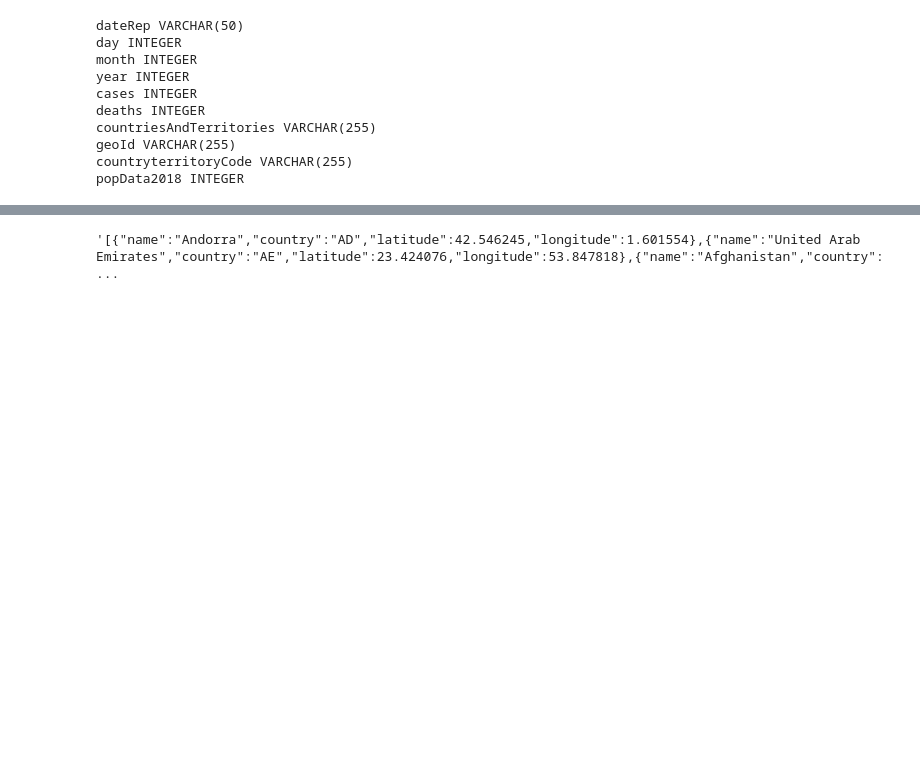
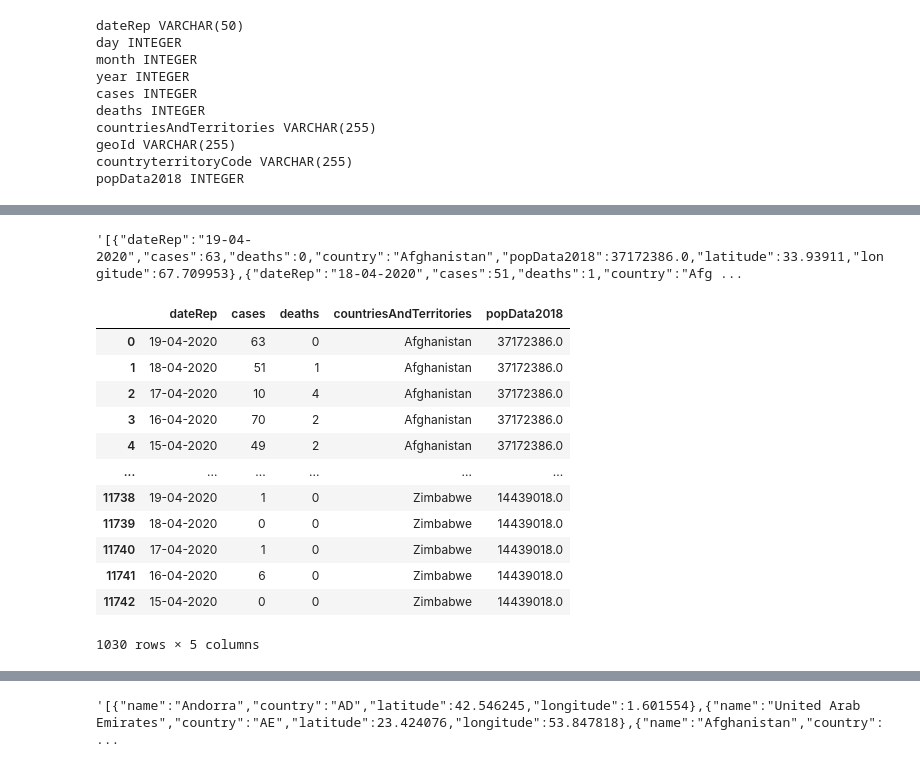
Before and after one commit to ishanku/COVID, a Jupyter notebook: Pandas/SQL Connection.ipynb, the cells around one changed output, grey strips where cells are left out. Cells and saved outputs as stored; diff of their text form; code cells hidden in the pictures; blank space fills up the shorter version.

```diff
--- a/Pandas/SQL Connection.ipynb
+++ b/Pandas/SQL Connection.ipynb
@@ -68,0 +99,17 @@ def convertTuple(tup):
+# %%
+url="https://opendata.ecdc.europa.eu/covid19/casedistribution/json/"
+response = requests.get(url).json()
+data=response["records"]
+dateRep = [item['dateRep'].replace("/","-") for item in data]
+cases = [pd.to_numeric(item['cases']) for item in data]
+deaths = [pd.to_numeric(item['deaths']) for item in data]
+countriesAndTerritories = [item['countriesAndTerritories'] for item in data]
+popData2018 = [pd.to_numeric(item['popData2018']) for item in data]
+
+df=  pd.DataFrame(
+  {'dateRep': dateRep,
+   'cases': cases,
+   'deaths': deaths,
+   'country': countriesAndTerritories,
+   'popData2018': popData2018,
+  })
@@ -68,0 +128,4 @@ def convertTuple(tup):
+# %%
+c19_data.to_json(orient="records")
+# %% [output]
+'[{"dateRep":"19-04-2020","cases":63,"deaths":0,"country":"Afghanistan","popData2018":37172386.0,"latitude":33.93911,"longitude":67.709953},{"dateRep":"18-04-2020","cases":51,"deaths":1,"country":"Afg ...
@@ -68,0 +137,16 @@ def convertTuple(tup):
+# %%
+countrygroup.head()
+# %% [output]
+|  | dateRep | cases | deaths | countriesAndTerritories | popData2018 |
+| 0 | 19-04-2020 | 63 | 0 | Afghanistan | 37172386.0 |
+| 1 | 18-04-2020 | 51 | 1 | Afghanistan | 37172386.0 |
+| 2 | 17-04-2020 | 10 | 4 | Afghanistan | 37172386.0 |
+| 3 | 16-04-2020 | 70 | 2 | Afghanistan | 37172386.0 |
+| 4 | 15-04-2020 | 49 | 2 | Afghanistan | 37172386.0 |
+| ... | ... | ... | ... | ... | ... |
+| 11738 | 19-04-2020 | 1 | 0 | Zimbabwe | 14439018.0 |
+| 11739 | 18-04-2020 | 0 | 0 | Zimbabwe | 14439018.0 |
+| 11740 | 17-04-2020 | 1 | 0 | Zimbabwe | 14439018.0 |
+| 11741 | 16-04-2020 | 6 | 0 | Zimbabwe | 14439018.0 |
+| 11742 | 15-04-2020 | 0 | 0 | Zimbabwe | 14439018.0 |
+1030 rows × 5 columns
```
Also changed, not shown: parts of 22 cells of this notebook, 11 other files.
